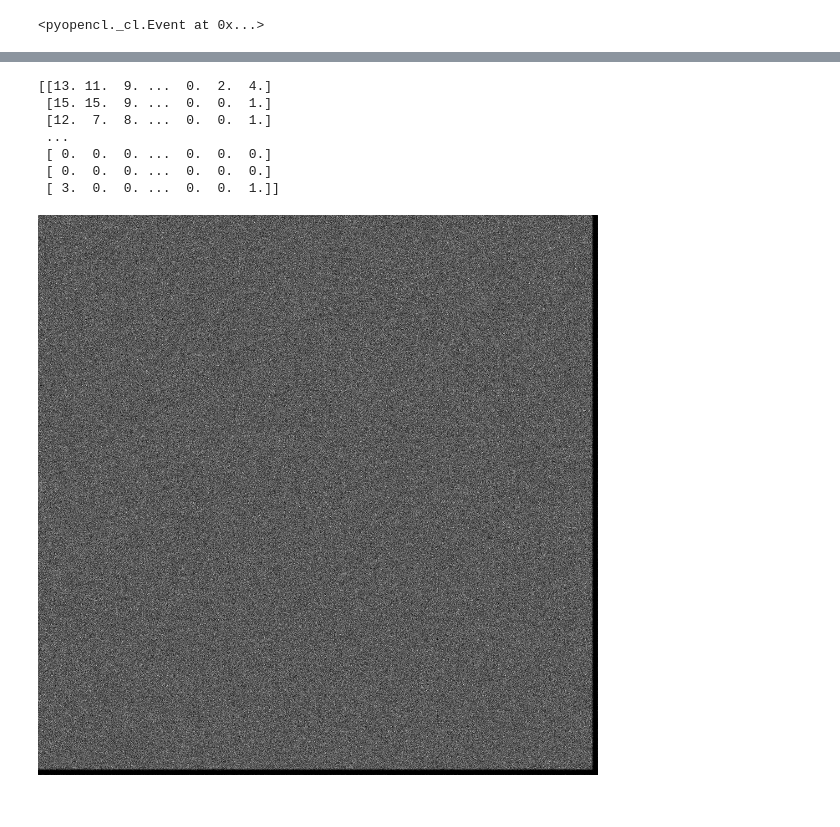
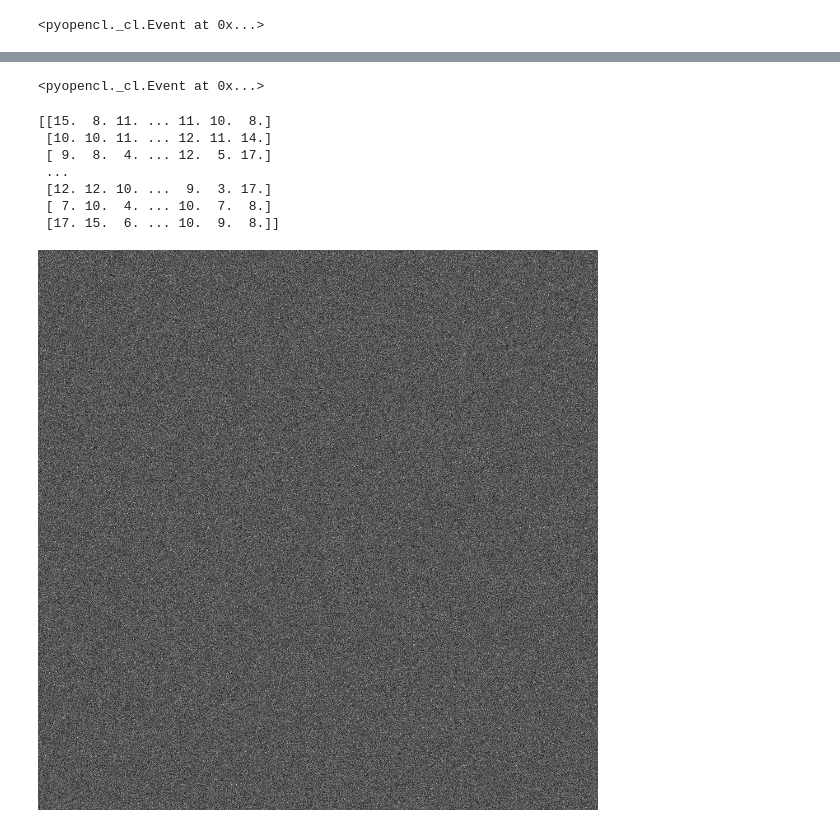
Before and after one commit to ben-oxley/colab-opencl-experiments, a Jupyter notebook: particle-sim.ipynb, the cells around one changed output, grey strips where cells are left out. Drawn from its saved outputs; the diff is of its cells as text; code cells hidden in the pictures.

```diff
--- a/particle-sim.ipynb
+++ b/particle-sim.ipynb
@@ -76,17 +75,22 @@ print(c.get())
+# %%
+canvas = cl.array.zeros(queue, 1000*1000, dtype=cltypes.float)
+to_canvas(queue,(n,),None,c.data,canvas.data)
+# %% [output]
+<pyopencl._cl.Event at 0x...>
 # %%
-canvas = np.zeros((1010,1010))
-for v in c.get():
-  canvas[int(v[0])][int(v[1])] = canvas[int(v[0])][int(v[1])]  + 1
-max = canvas.max()
-img = Image.fromarray(np.uint8(canvas/max * (255)) , 'L')
+canvas_return = np.array(canvas.get())
+canvas_return = np.reshape(canvas_return,(1000,1000))
+print(canvas_return)
+max = canvas_return.max()
+img = Image.fromarray(np.uint8(canvas_return/max * (255)) , 'L')
 img.show()
 display(img)
 # %% [output]
-[[13. 11.  9. ...  0.  2.  4.]
- [15. 15.  9. ...  0.  0.  1.]
- [12.  7.  8. ...  0.  0.  1.]
+[[15.  8. 11. ... 11. 10.  8.]
+ [10. 10. 11. ... 12. 11. 14.]
+ [ 9.  8.  4. ... 12.  5. 17.]
  ...
- [ 0.  0.  0. ...  0.  0.  0.]
- [ 0.  0.  0. ...  0.  0.  0.]
- [ 3.  0.  0. ...  0.  0.  1.]]
+ [12. 12. 10. ...  9.  3. 17.]
+ [ 7. 10.  4. ... 10.  7.  8.]
+ [17. 15.  6. ... 10.  9.  8.]]
-[figure, old version]
+[figure, new version]
```
Also changed, not shown: parts of 5 cells of this notebook.
